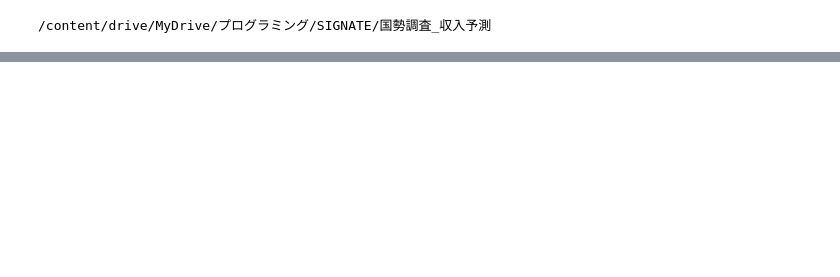
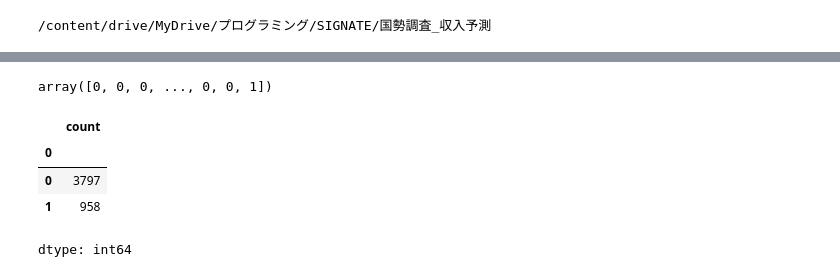
Before and after one commit to HARIBO8/Census_Income_Survey, a Jupyter notebook: Untitled0.ipynb, the cells around one changed output, grey strips where cells are left out. Saved outputs shown, nothing was run; the diff lists cells and outputs as text; code cells hidden in the pictures; blank space fills up the shorter version.

```diff
--- a/Untitled0.ipynb
+++ b/Untitled0.ipynb
@@ -16,0 +251,4 @@ print(4)
+# %%
+test_pred
+# %% [output]
+array([0, 0, 0, ..., 0, 0, 1])
@@ -16,0 +262,8 @@ print(4)
+# %%
+a = pd.read_csv('submission2月15日1回目.csv')
+# %% [output]
+|  | count |
+| 0 |  |
+| 0 | 3797 |
+| 1 | 958 |
+dtype: int64
```
Also changed, not shown: parts of 18 cells of this notebook.
